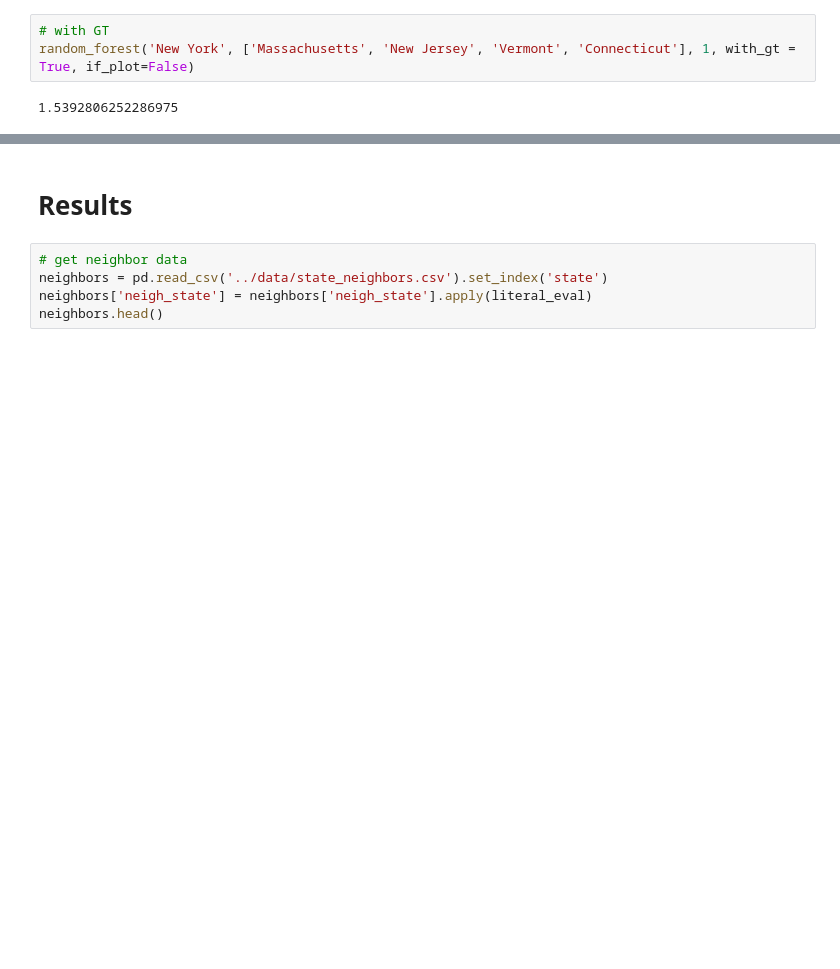
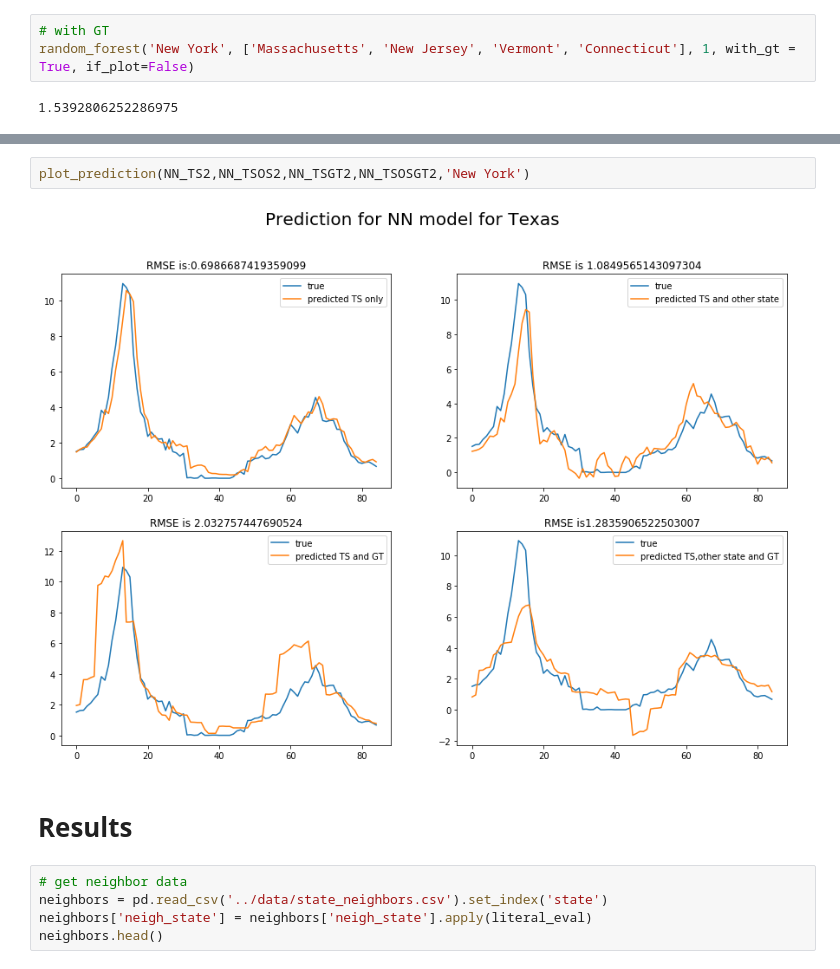
Before and after one commit to FiveSixSenvenEight/109B_flu_prediction, a Jupyter notebook: 02-analysis/109_final_project.ipynb, the cells around one changed output, grey strips where cells are left out. Saved outputs shown, nothing was run; the diff lists cells and outputs as text; blank space fills up the shorter version.

```diff
--- a/02-analysis/109_final_project.ipynb
+++ b/02-analysis/109_final_project.ipynb
@@ -379,3 +521,7 @@ random_forest('New York', ['Massachusetts', 'New Jersey', 'Vermont', 'Connecticu
+# %%
+plot_prediction(NN_TS2,NN_TSOS2,NN_TSGT2,NN_TSOSGT2,'New York')
+# %% [output]
+[figure, added]
 # %% [markdown]
 # Results
 # %%
```
Also changed, not shown: parts of 8 cells of this notebook.
